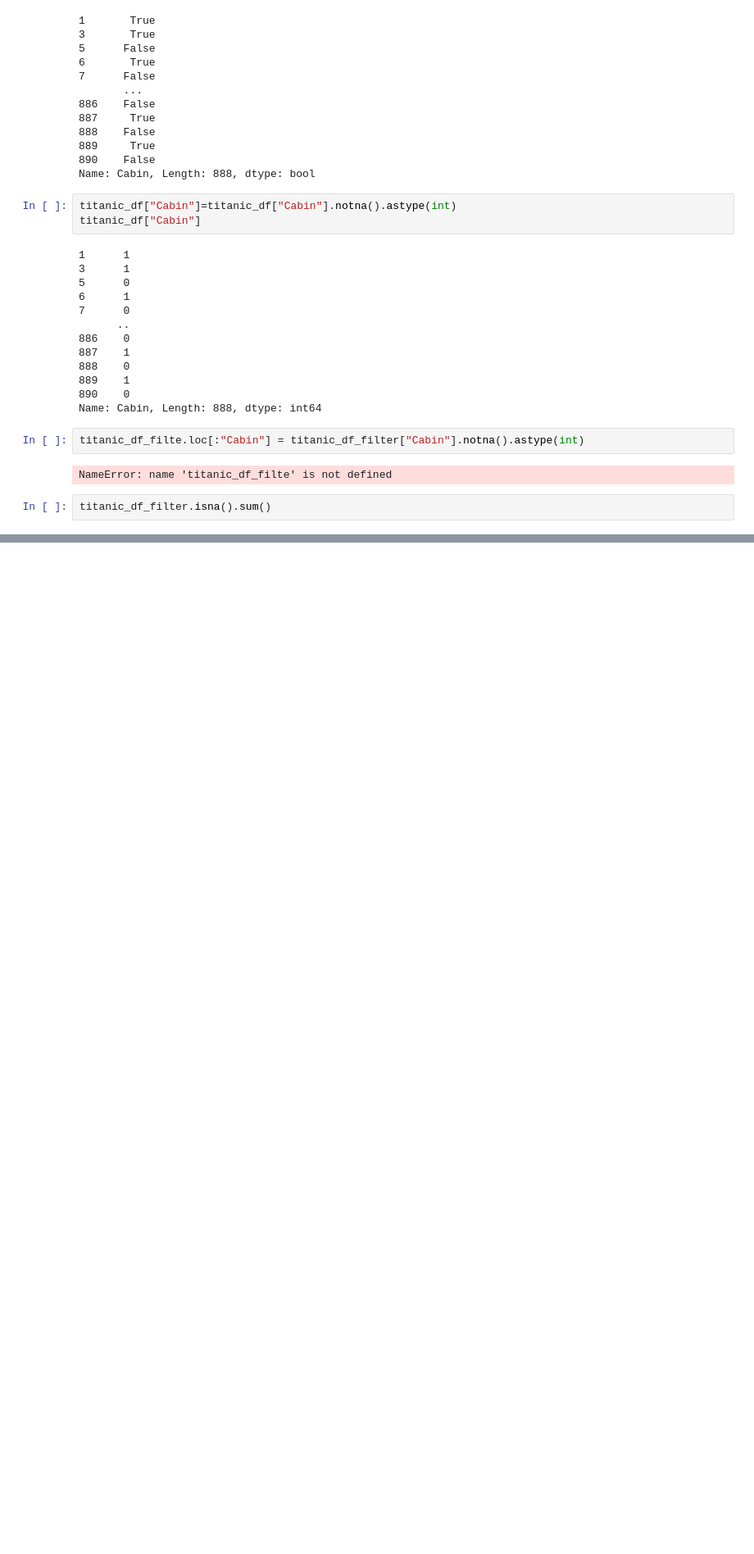
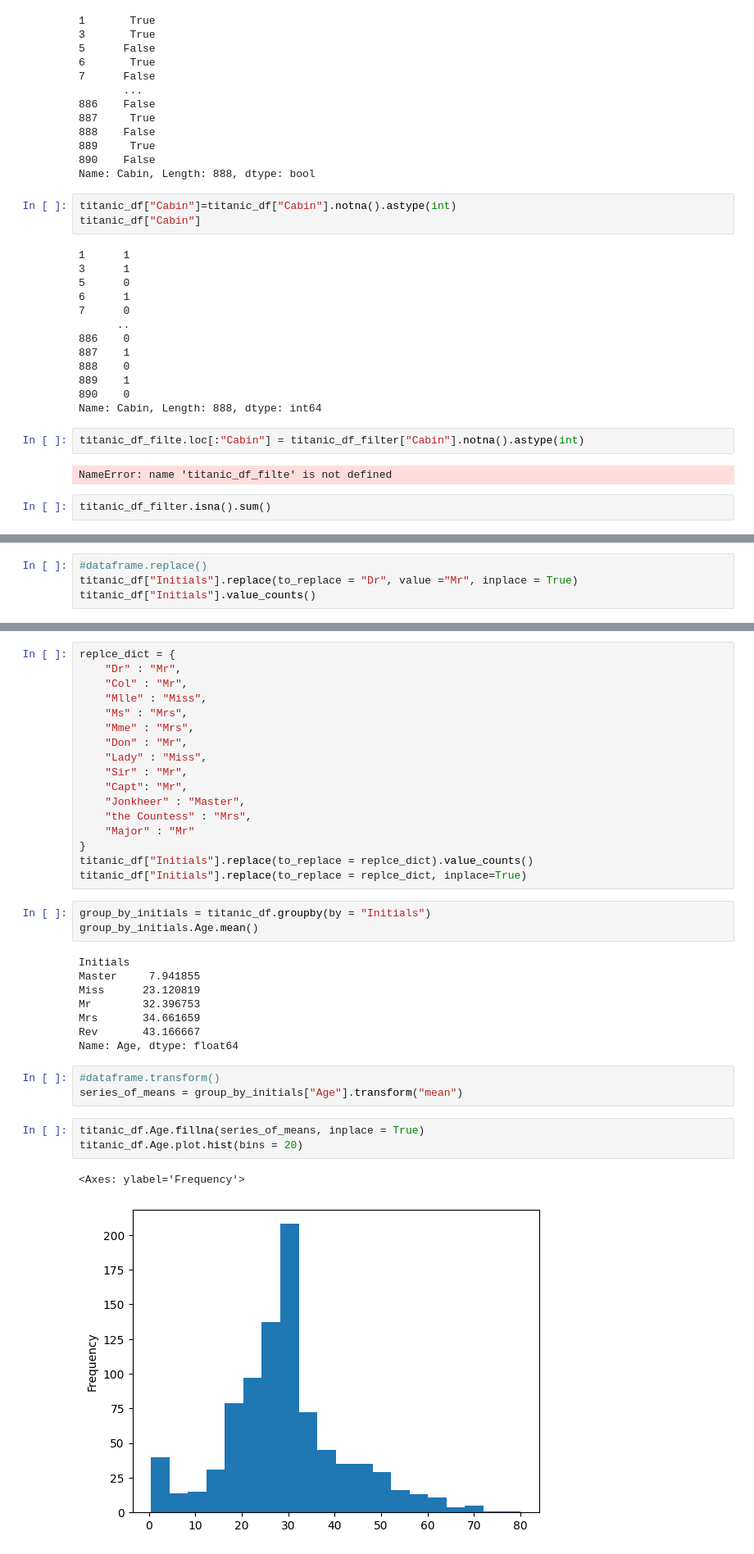
Before and after one commit to pratima55/skillDatascience, a Jupyter notebook: pandas/Data Manipulation.ipynb, the cells around one changed output, grey strips where cells are left out. Shown: that part at 82% size. Cells and saved outputs as stored; diff of their text form; blank space fills up the shorter version.

```diff
--- a/pandas/Data Manipulation.ipynb
+++ b/pandas/Data Manipulation.ipynb
@@ -341,0 +350,4 @@ titanic_df_filter[(titanic_df_filter.Age > upper_limit) | (titanic_df_filter.Age
+# %%
+#dataframe.replace()
+titanic_df["Initials"].replace(to_replace = "Dr", value ="Mr", inplace = True)
+titanic_df["Initials"].value_counts()
@@ -341,0 +373,37 @@ titanic_df_filter[(titanic_df_filter.Age > upper_limit) | (titanic_df_filter.Age
+# %%
+replce_dict = {
+    "Dr" : "Mr",
+    "Col" : "Mr",
+    "Mlle" : "Miss",
+    "Ms" : "Mrs",
+    "Mme" : "Mrs",
+    "Don" : "Mr",
+    "Lady" : "Miss",
+    "Sir" : "Mr",
+    "Capt": "Mr",
+    "Jonkheer" : "Master",
+    "the Countess" : "Mrs",
+    "Major" : "Mr"
+}
+titanic_df["Initials"].replace(to_replace = replce_dict).value_counts()
+titanic_df["Initials"].replace(to_replace = replce_dict, inplace=True)
+# %%
+group_by_initials = titanic_df.groupby(by = "Initials")
+group_by_initials.Age.mean()
+# %% [output]
+Initials
+Master     7.941855
+Miss      23.120819
+Mr        32.396753
+Mrs       34.661659
+Rev       43.166667
+Name: Age, dtype: float64
+# %%
+#dataframe.transform()
+series_of_means = group_by_initials["Age"].transform("mean")
+# %%
+titanic_df.Age.fillna(series_of_means, inplace = True)
+titanic_df.Age.plot.hist(bins = 20)
+# %% [output]
+<Axes: ylabel='Frequency'>
+[figure, added]
```
Also changed, not shown: parts of 14 cells of this notebook, 7 other files.
